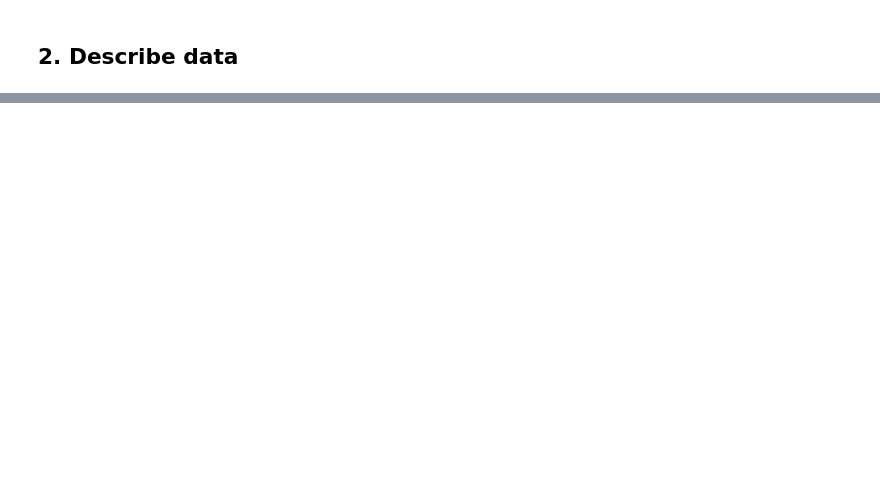
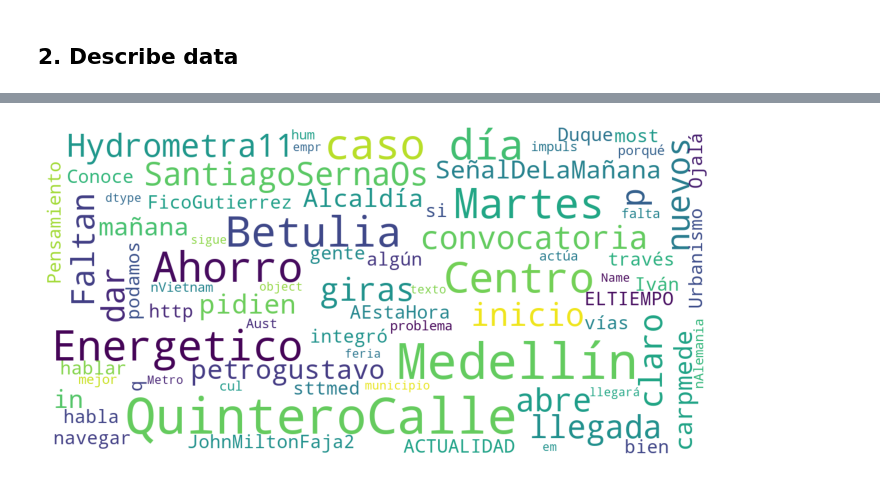
Before and after one commit to GDLPLearning/Sentiment-Analysis-for-the-MDP, a Jupyter notebook: notebooks/Exploratory/2-data-understanding.ipynb, the cells around one changed output, grey strips where cells are left out. Cells and saved outputs as stored; diff of their text form; code cells hidden in the pictures; blank space fills up the shorter version.

```diff
--- a/notebooks/Exploratory/2-data-understanding.ipynb
+++ b/notebooks/Exploratory/2-data-understanding.ipynb
@@ -121,0 +200,26 @@ df_final
+# %%
+import nltk
+from nltk.corpus import stopwords
+nltk.download("stopwords")
+from wordcloud import WordCloud
+stopwords = set(stopwords.words('spanish', 'english'))
+text=df['texto']
+def show_wordcloud(data):
+    wordcloud = WordCloud(
+        background_color='white',
+        stopwords=stopwords,
+        max_words=100,
+        max_font_size=30,
+        scale=3,
+        random_state=1)
+
+    wordcloud=wordcloud.generate(str(text))
+
+    fig = plt.figure(1, figsize=(12, 12))
+    plt.axis('off')
+
+    plt.imshow(wordcloud)
+    plt.show()
+
+show_wordcloud(df)
+# %% [output]
@@ -121,0 +229 @@ df_final
+[figure, added]
```
Also changed, not shown: parts of 22 cells of this notebook, 1 other file.
